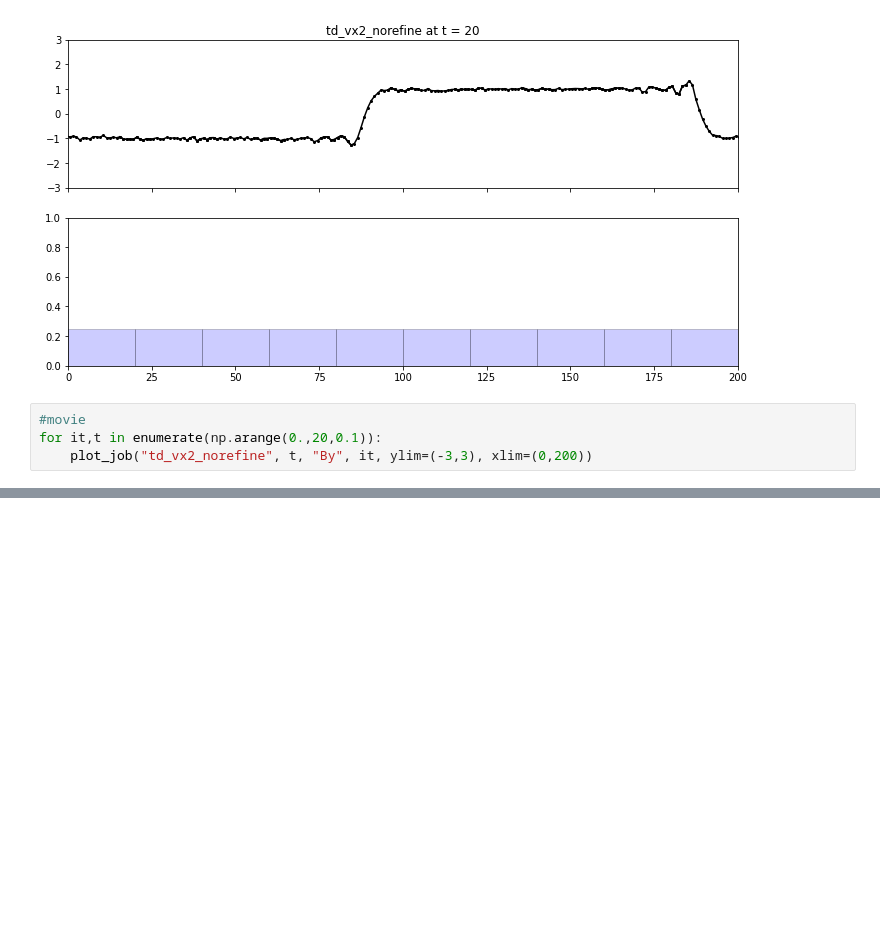
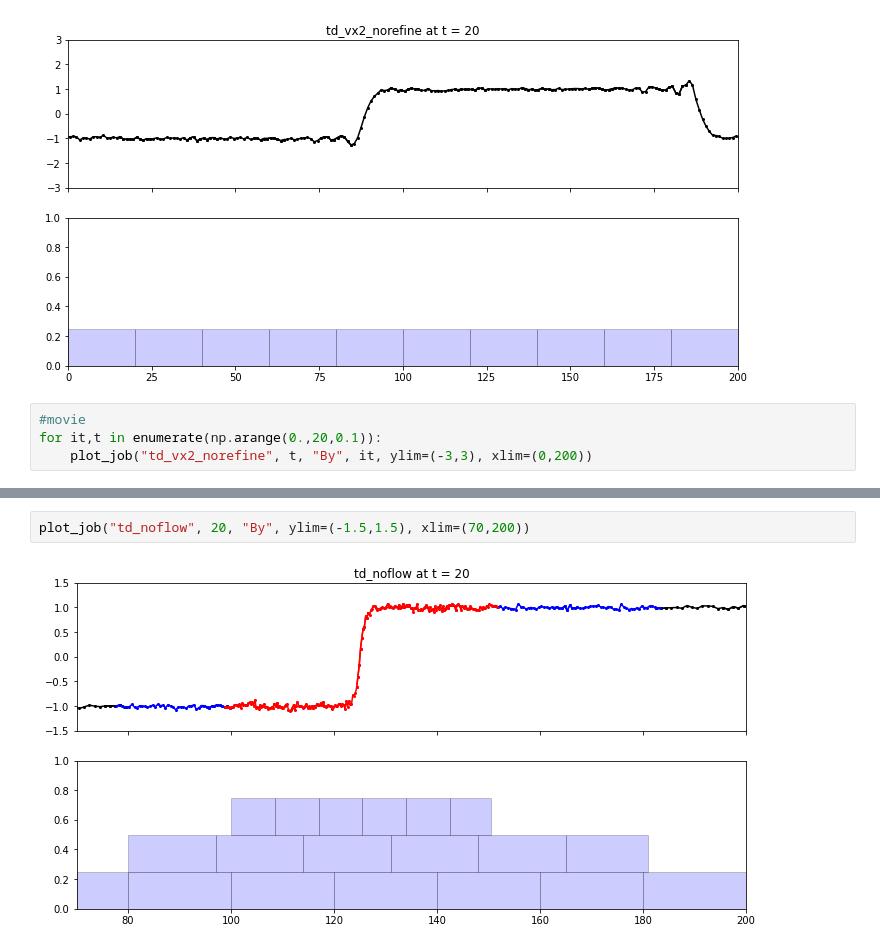
Before and after one commit to rochSmets/farBook, a Jupyter notebook: pharebook.ipynb, the cells around one changed output, grey strips where cells are left out. Drawn from its saved outputs; the diff is of its cells as text; blank space fills up the shorter version.

```diff
--- a/pharebook.ipynb
+++ b/pharebook.ipynb
@@ -444,0 +545,4 @@ for it,t in enumerate(np.arange(0.,20,0.1)):
+# %%
+plot_job("td_noflow", 20, "By", ylim=(-1.5,1.5), xlim=(70,200))
+# %% [output]
+[figure, added]
```
Also changed, not shown: parts of 8 cells of this notebook.
